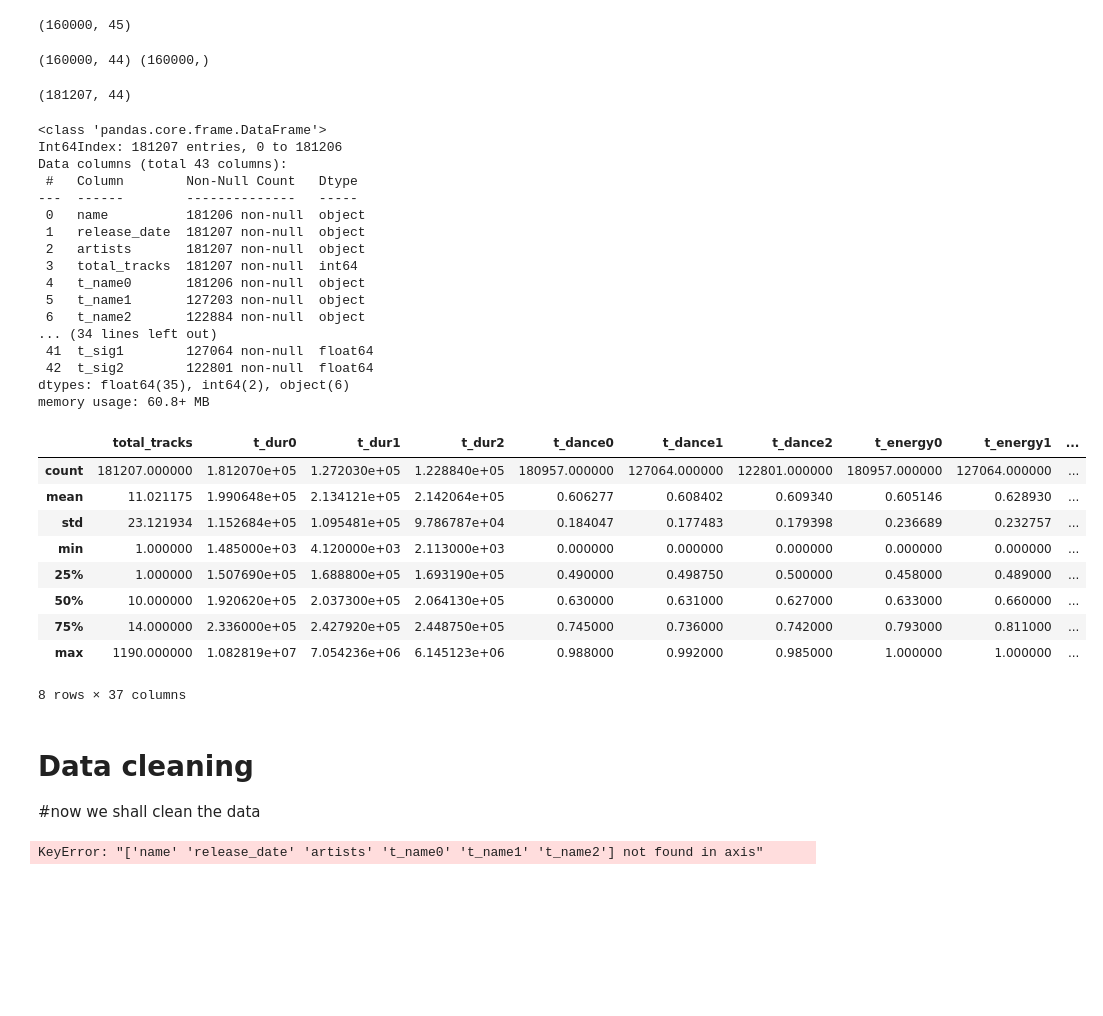
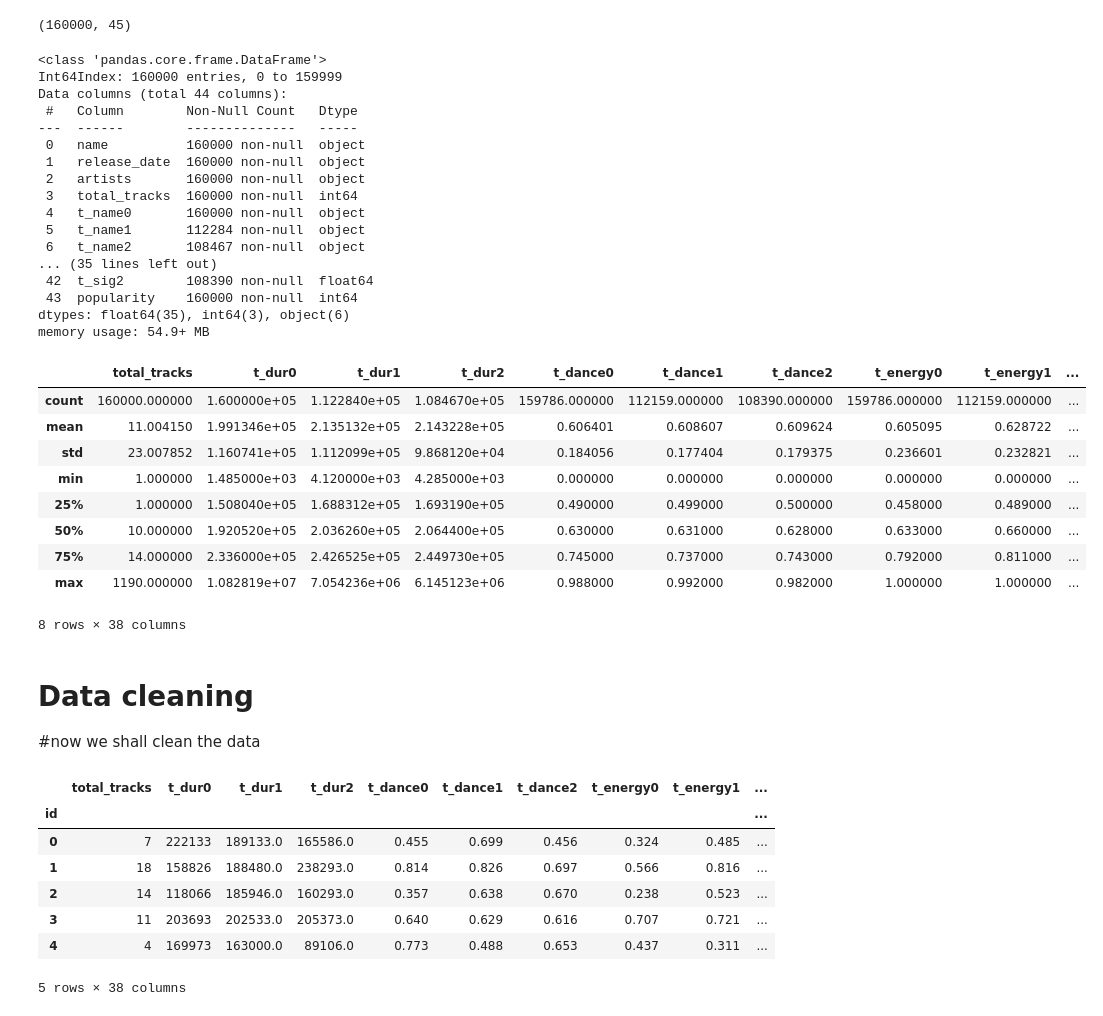
Before and after one commit to Akaysimmer/topics-in-BA, a Jupyter notebook: Assignment 2 code.ipynb, the cells around one changed output. Saved outputs shown, nothing was run; the diff lists cells and outputs as text; code cells hidden in the pictures; blank space fills up the shorter version.

```diff
--- a/Assignment 2 code.ipynb
+++ b/Assignment 2 code.ipynb
@@ -31,62 +31,58 @@ df_test.head()
 df_train.shape
 # %% [output]
 (160000, 45)
-# %%
-# Separating the Target variable from the training set
-Y = df_train['popularity']
-df_train.drop(['popularity'], axis=1, inplace=True)
-print(df_train.shape, Y.shape)
-# %% [output]
-(160000, 44) (160000,)
-# %%
-# Concatenating the df_train and df_test into one Dataframe
-df = pd.concat([df_train, df_test], axis=0)
-df.shape
-# %% [output]
-(181207, 44)
 # %%
 # Setting the ID as index
-df = df.set_index('id')
+df_train= df_train.set_index('id')
 
 # Summarizing the Dataset
-df.info()
+df_train.info()
 # %% [output]
 <class 'pandas.core.frame.DataFrame'>
-Int64Index: 181207 entries, 0 to 181206
-Data columns (total 43 columns):
+Int64Index: 160000 entries, 0 to 159999
+Data columns (total 44 columns):
  #   Column        Non-Null Count   Dtype
 ---  ------        --------------   -----
- 0   name          181206 non-null  object
- 1   release_date  181207 non-null  object
- 2   artists       181207 non-null  object
- 3   total_tracks  181207 non-null  int64
- 4   t_name0       181206 non-null  object
- 5   t_name1       127203 non-null  object
- 6   t_name2       122884 non-null  object
-... (34 lines left out)
- 41  t_sig1        127064 non-null  float64
- 42  t_sig2        122801 non-null  float64
-dtypes: float64(35), int64(2), object(6)
-memory usage: 60.8+ MB
+ 0   name          160000 non-null  object
+ 1   release_date  160000 non-null  object
+ 2   artists       160000 non-null  object
+ 3   total_tracks  160000 non-null  int64
+ 4   t_name0       160000 non-null  object
+ 5   t_name1       112284 non-null  object
+ 6   t_name2       108467 non-null  object
+... (35 lines left out)
+ 42  t_sig2        108390 non-null  float64
+ 43  popularity    160000 non-null  int64
+dtypes: float64(35), int64(3), object(6)
+memory usage: 54.9+ MB
 # %%
 # Describing the Dataset
-df.describe()
+df_train.describe()
 # %% [output]
 |  | total_tracks | t_dur0 | t_dur1 | t_dur2 | t_dance0 | t_dance1 | t_dance2 | t_energy0 | t_energy1 | ... |
-| count | 181207.000000 | 1.812070e+05 | 1.272030e+05 | 1.228840e+05 | 180957.000000 | 127064.000000 | 122801.000000 | 180957.000000 | 127064.000000 | ... |
-| mean | 11.021175 | 1.990648e+05 | 2.134121e+05 | 2.142064e+05 | 0.606277 | 0.608402 | 0.609340 | 0.605146 | 0.628930 | ... |
-| std | 23.121934 | 1.152684e+05 | 1.095481e+05 | 9.786787e+04 | 0.184047 | 0.177483 | 0.179398 | 0.236689 | 0.232757 | ... |
-| min | 1.000000 | 1.485000e+03 | 4.120000e+03 | 2.113000e+03 | 0.000000 | 0.000000 | 0.000000 | 0.000000 | 0.000000 | ... |
-| 25% | 1.000000 | 1.507690e+05 | 1.688800e+05 | 1.693190e+05 | 0.490000 | 0.498750 | 0.500000 | 0.458000 | 0.489000 | ... |
-| 50% | 10.000000 | 1.920620e+05 | 2.037300e+05 | 2.064130e+05 | 0.630000 | 0.631000 | 0.627000 | 0.633000 | 0.660000 | ... |
-| 75% | 14.000000 | 2.336000e+05 | 2.427920e+05 | 2.448750e+05 | 0.745000 | 0.736000 | 0.742000 | 0.793000 | 0.811000 | ... |
-| max | 1190.000000 | 1.082819e+07 | 7.054236e+06 | 6.145123e+06 | 0.988000 | 0.992000 | 0.985000 | 1.000000 | 1.000000 | ... |
+| count | 160000.000000 | 1.600000e+05 | 1.122840e+05 | 1.084670e+05 | 159786.000000 | 112159.000000 | 108390.000000 | 159786.000000 | 112159.000000 | ... |
+| mean | 11.004150 | 1.991346e+05 | 2.135132e+05 | 2.143228e+05 | 0.606401 | 0.608607 | 0.609624 | 0.605095 | 0.628722 | ... |
+| std | 23.007852 | 1.160741e+05 | 1.112099e+05 | 9.868120e+04 | 0.184056 | 0.177404 | 0.179375 | 0.236601 | 0.232821 | ... |
+| min | 1.000000 | 1.485000e+03 | 4.120000e+03 | 4.285000e+03 | 0.000000 | 0.000000 | 0.000000 | 0.000000 | 0.000000 | ... |
+| 25% | 1.000000 | 1.508040e+05 | 1.688312e+05 | 1.693190e+05 | 0.490000 | 0.499000 | 0.500000 | 0.458000 | 0.489000 | ... |
+| 50% | 10.000000 | 1.920520e+05 | 2.036260e+05 | 2.064400e+05 | 0.630000 | 0.631000 | 0.628000 | 0.633000 | 0.660000 | ... |
+| 75% | 14.000000 | 2.336000e+05 | 2.426525e+05 | 2.449730e+05 | 0.745000 | 0.737000 | 0.743000 | 0.792000 | 0.811000 | ... |
+| max | 1190.000000 | 1.082819e+07 | 7.054236e+06 | 6.145123e+06 | 0.988000 | 0.992000 | 0.982000 | 1.000000 | 1.000000 | ... |
-8 rows × 37 columns
+8 rows × 38 columns
 # %% [markdown]
 # Data cleaning
 #now we shall clean the data
 # %%
 # Dropping all the non-numerical columns
-numdf = df.drop(columns = ['name', 'release_date', 'artists', 't_name0', 't_name1', 't_name2'], inplace = True, axis = 1)
+numdf = df_train.drop(['name', 'release_date', 'artists', 't_name0', 't_name1', 't_name2'], axis = 1)
-# %% [output]
-KeyError: "['name' 'release_date' 'artists' 't_name0' 't_name1' 't_name2'] not found in axis"
+# %%
+numdf.head()
+# %% [output]
+|  | total_tracks | t_dur0 | t_dur1 | t_dur2 | t_dance0 | t_dance1 | t_dance2 | t_energy0 | t_energy1 | ... |
+| id |  |  |  |  |  |  |  |  |  | ... |
+| 0 | 7 | 222133 | 189133.0 | 165586.0 | 0.455 | 0.699 | 0.456 | 0.324 | 0.485 | ... |
+| 1 | 18 | 158826 | 188480.0 | 238293.0 | 0.814 | 0.826 | 0.697 | 0.566 | 0.816 | ... |
+| 2 | 14 | 118066 | 185946.0 | 160293.0 | 0.357 | 0.638 | 0.670 | 0.238 | 0.523 | ... |
+| 3 | 11 | 203693 | 202533.0 | 205373.0 | 0.640 | 0.629 | 0.616 | 0.707 | 0.721 | ... |
+| 4 | 4 | 169973 | 163000.0 | 89106.0 | 0.773 | 0.488 | 0.653 | 0.437 | 0.311 | ... |
+5 rows × 38 columns
```
Also changed, not shown: parts of 11 cells of this notebook.
